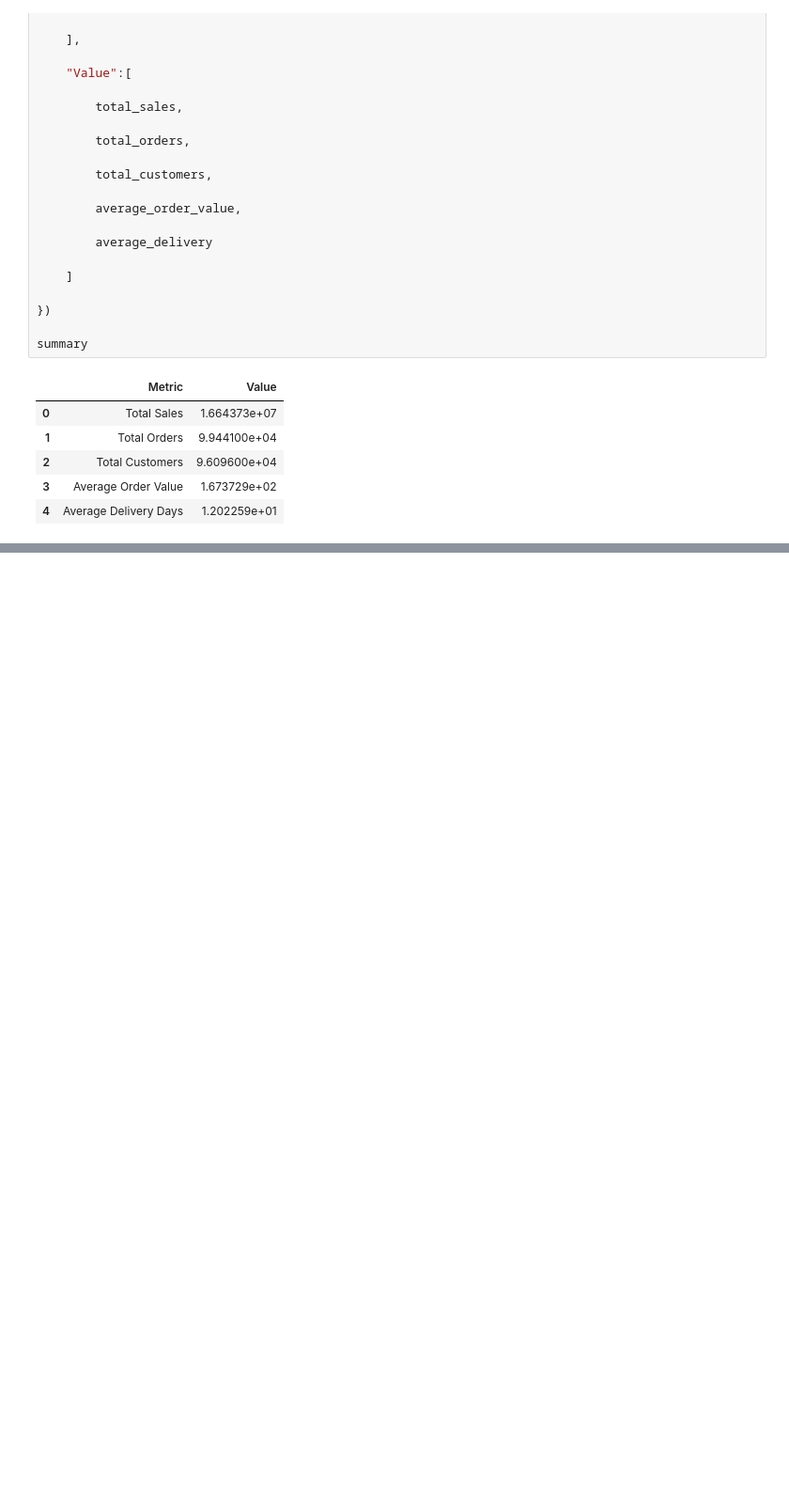
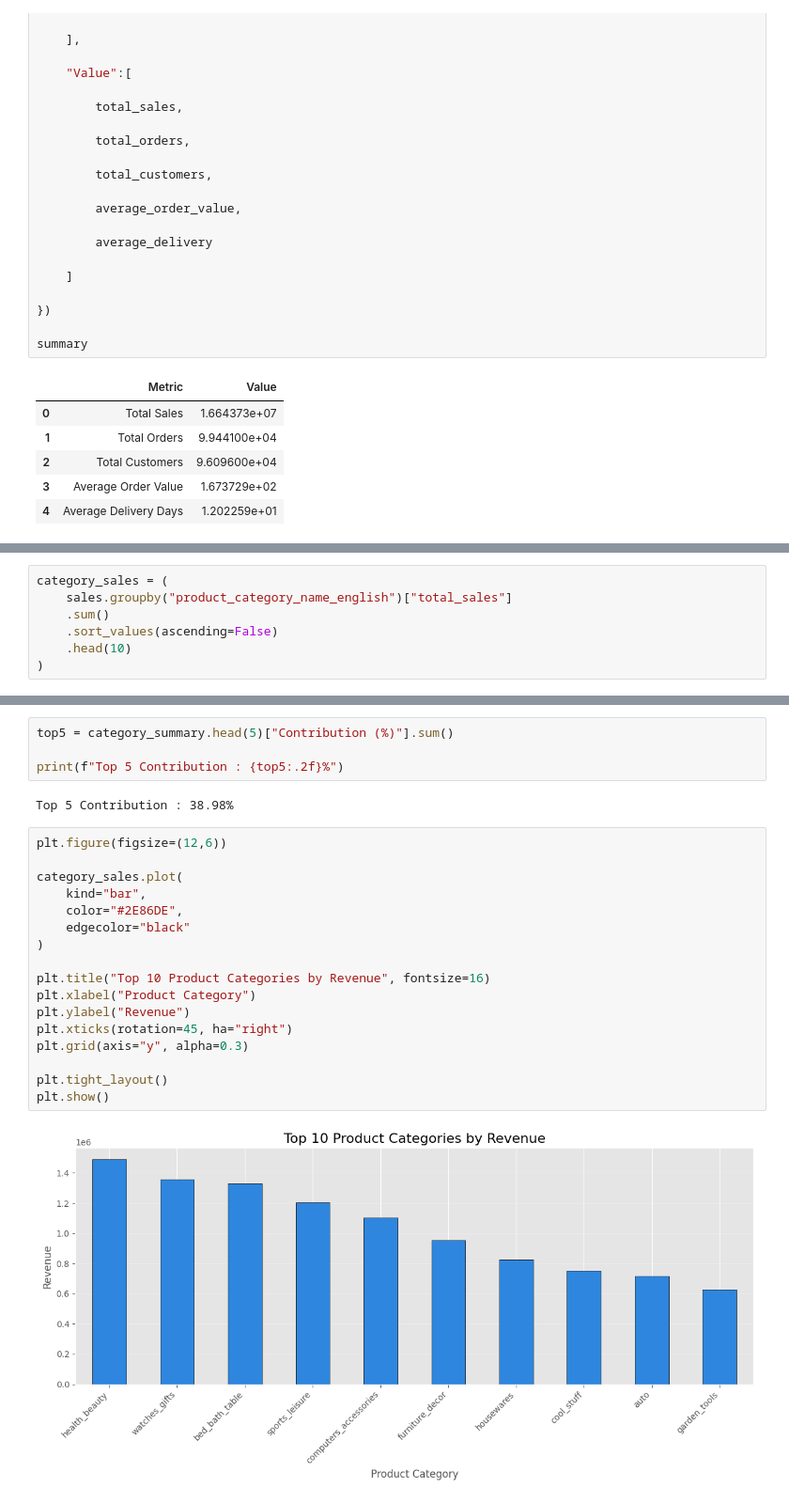
Before and after one commit to Nicolauzzz/olist-ecommerce-sales-analysis, a Jupyter notebook: notebooks/03_eda.ipynb, the cells around one changed output, grey strips where cells are left out. Shown at 94% size. Drawn from its saved outputs; the diff is of its cells as text; blank space fills up the shorter version.

```diff
--- a/notebooks/03_eda.ipynb
+++ b/notebooks/03_eda.ipynb
@@ -111,0 +115,7 @@ summary
+# %%
+category_sales = (
+    sales.groupby("product_category_name_english")["total_sales"]
+    .sum()
+    .sort_values(ascending=False)
+    .head(10)
+)
@@ -111,0 +154,25 @@ summary
+# %%
+top5 = category_summary.head(5)["Contribution (%)"].sum()
+
+print(f"Top 5 Contribution : {top5:.2f}%")
+# %% [output]
+Top 5 Contribution : 38.98%
+# %%
+plt.figure(figsize=(12,6))
+
+category_sales.plot(
+    kind="bar",
+    color="#2E86DE",
+    edgecolor="black"
+)
+
+plt.title("Top 10 Product Categories by Revenue", fontsize=16)
+plt.xlabel("Product Category")
+plt.ylabel("Revenue")
+plt.xticks(rotation=45, ha="right")
+plt.grid(axis="y", alpha=0.3)
+
+plt.tight_layout()
+plt.show()
+# %% [output]
+[figure, added]
```
Also changed, not shown: parts of 13 cells of this notebook.
